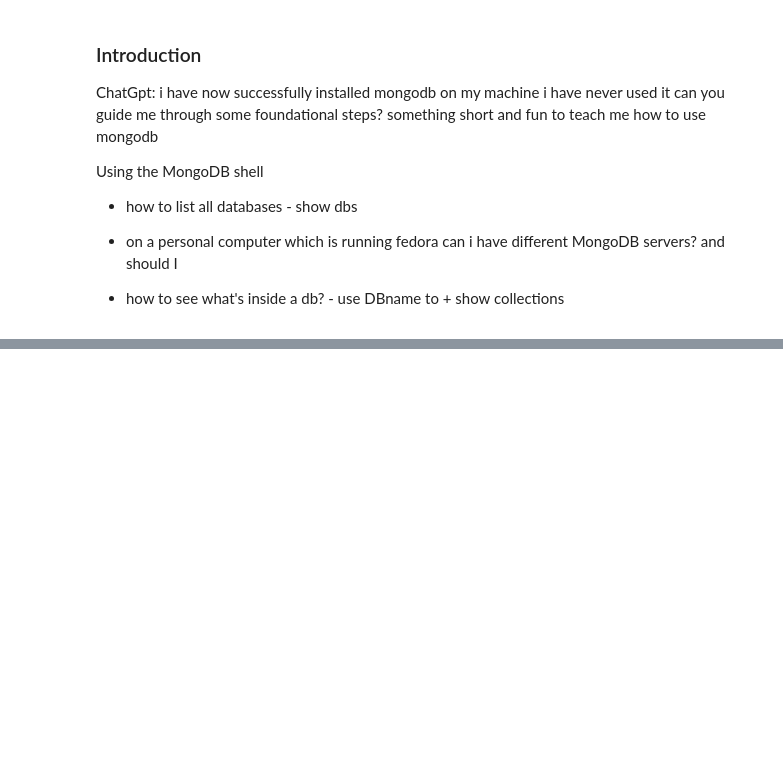
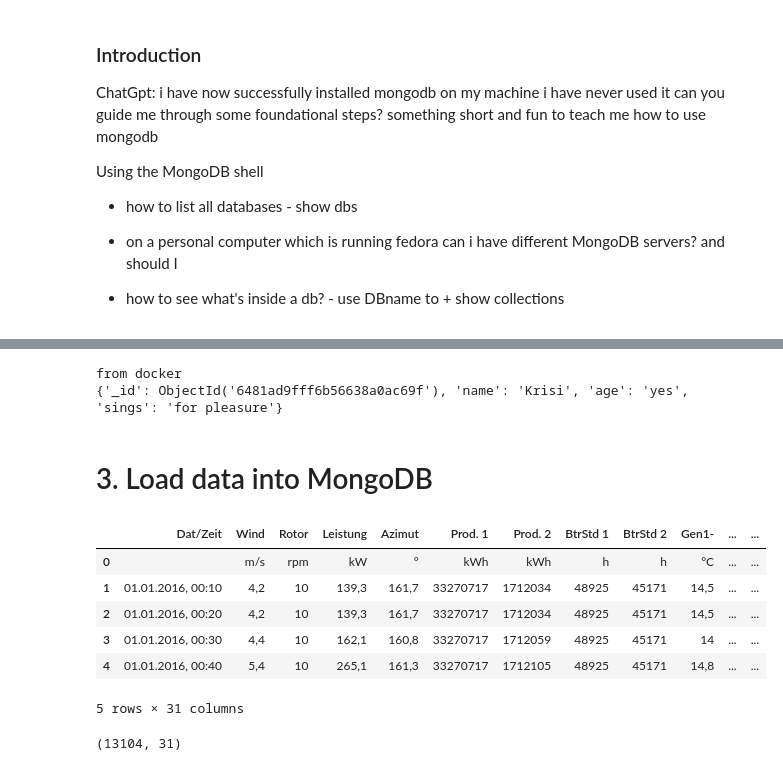
Before and after one commit to kis619/turbit-taskset, a Jupyter notebook: Turbit Project.ipynb, the cells around one changed output, grey strips where cells are left out. Cells and saved outputs as stored; diff of their text form; code cells hidden in the pictures; blank space fills up the shorter version.

Commit message:
mongo basics - local server, docker, cloud; format csv (optional)

```diff
--- a/Turbit Project.ipynb
+++ b/Turbit Project.ipynb
@@ -52,0 +81,12 @@ Using the MongoDB shell
+# %%
+second_client = MongoClient('localhost', 27018)
+
+second_db = second_client.myFirstDockerDB
+second_collection = second_db.myFirstDockerDBCollection
+print("from docker")
+print(second_collection.find_one())
+# %% [output]
+from docker
+{'_id': ObjectId('6481ad9fff6b56638a0ac69f'), 'name': 'Krisi', 'age': 'yes', 'sings': 'for pleasure'}
+# %% [markdown]
+# 3. Load data into MongoDB
@@ -52,0 +95,15 @@ Using the MongoDB shell
+# %%
+file1 = pd.read_csv('data/Turbine2.csv', delimiter=";")
+file1.head()
+# %% [output]
+|  | Dat/Zeit | Wind | Rotor | Leistung | Azimut | Prod. 1 | Prod. 2 | BtrStd 1 | BtrStd 2 | Gen1- | ... | ... |
+| 0 |  | m/s | rpm | kW | ° | kWh | kWh | h | h | °C | ... | ... |
+| 1 | 01.01.2016, 00:10 | 4,2 | 10 | 139,3 | 161,7 | 33270717 | 1712034 | 48925 | 45171 | 14,5 | ... | ... |
+| 2 | 01.01.2016, 00:20 | 4,2 | 10 | 139,3 | 161,7 | 33270717 | 1712034 | 48925 | 45171 | 14,5 | ... | ... |
+| 3 | 01.01.2016, 00:30 | 4,4 | 10 | 162,1 | 160,8 | 33270717 | 1712059 | 48925 | 45171 | 14 | ... | ... |
+| 4 | 01.01.2016, 00:40 | 5,4 | 10 | 265,1 | 161,3 | 33270717 | 1712105 | 48925 | 45171 | 14,8 | ... | ... |
+5 rows × 31 columns
+# %%
+file1.shape #checking if all rows loaded)
+# %% [output]
+(13104, 31)
```
Also changed, not shown: parts of 20 cells of this notebook, 7 other files.
